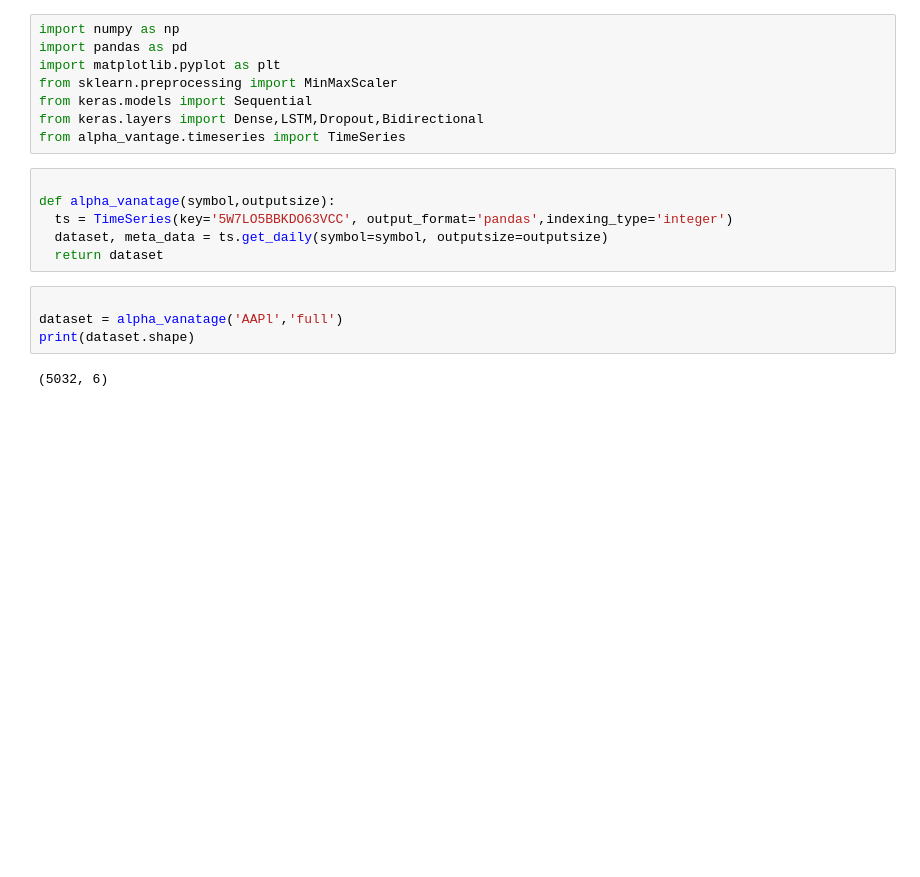
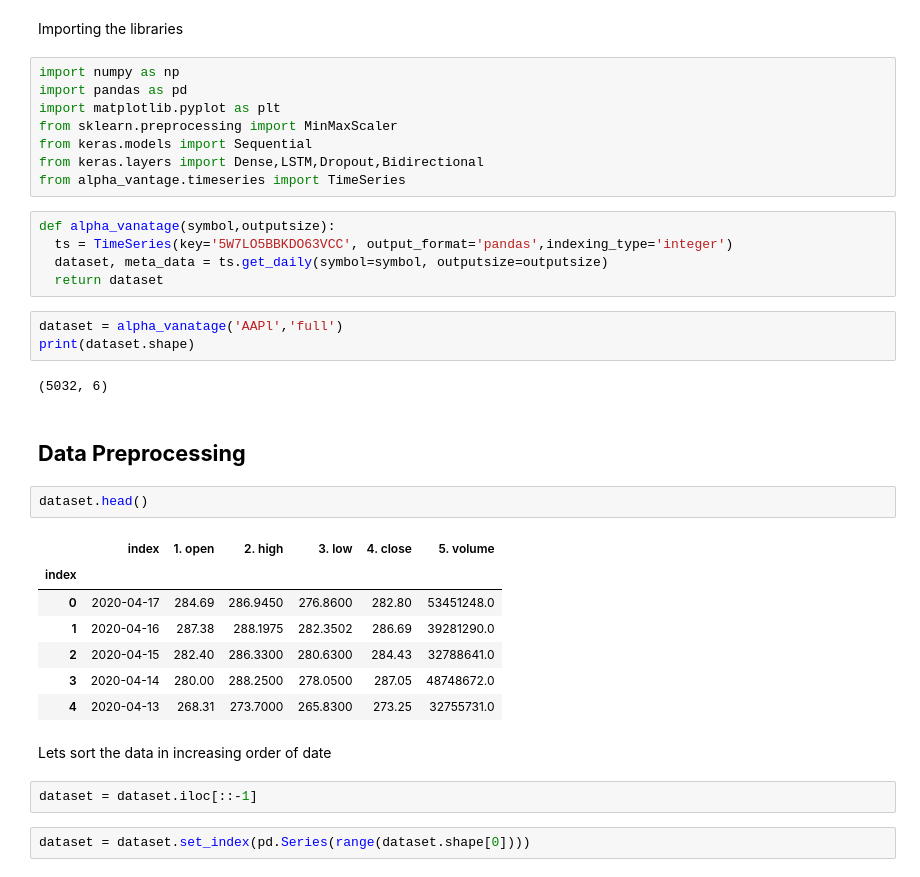
Before and after one commit to ikyath/RNN_Introduction_Fundamentals, a Jupyter notebook: StockPrediction_LSTM.ipynb, the cells around one changed output. Drawn from its saved outputs; the diff is of its cells as text; blank space fills up the shorter version.

```diff
--- a/StockPrediction_LSTM.ipynb
+++ b/StockPrediction_LSTM.ipynb
@@ -12,3 +24,5 @@ Requirement already satisfied: idna<2.9,>=2.5 in /usr/local/lib/python3.6/dist-p
+# %% [markdown]
+Importing the libraries
 # %%
 import numpy as np
 import pandas as pd
@@ -18,14 +32,30 @@ from keras.models import Sequential
 from keras.layers import Dense,LSTM,Dropout,Bidirectional
 from alpha_vantage.timeseries import TimeSeries
 # %%
-
 def alpha_vanatage(symbol,outputsize):
   ts = TimeSeries(key='5W7LO5BBKDO63VCC', output_format='pandas',indexing_type='integer')
   dataset, meta_data = ts.get_daily(symbol=symbol, outputsize=outputsize)
   return dataset
 # %%
-
 dataset = alpha_vanatage('AAPl','full')
 print(dataset.shape)
 # %% [output]
 (5032, 6)
+# %% [markdown]
+## **Data Preprocessing**
+# %%
+dataset.head()
+# %% [output]
+|  | index | 1. open | 2. high | 3. low | 4. close | 5. volume |
+| index |  |  |  |  |  |  |
+| 0 | 2020-04-17 | 284.69 | 286.9450 | 276.8600 | 282.80 | 53451248.0 |
+| 1 | 2020-04-16 | 287.38 | 288.1975 | 282.3502 | 286.69 | 39281290.0 |
+| 2 | 2020-04-15 | 282.40 | 286.3300 | 280.6300 | 284.43 | 32788641.0 |
+| 3 | 2020-04-14 | 280.00 | 288.2500 | 278.0500 | 287.05 | 48748672.0 |
+| 4 | 2020-04-13 | 268.31 | 273.7000 | 265.8300 | 273.25 | 32755731.0 |
+# %% [markdown]
+Lets sort the data in increasing order of date
+# %%
+dataset = dataset.iloc[::-1]
+# %%
+dataset = dataset.set_index(pd.Series(range(dataset.shape[0])))
```
Also changed, not shown: parts of 59 cells of this notebook.
